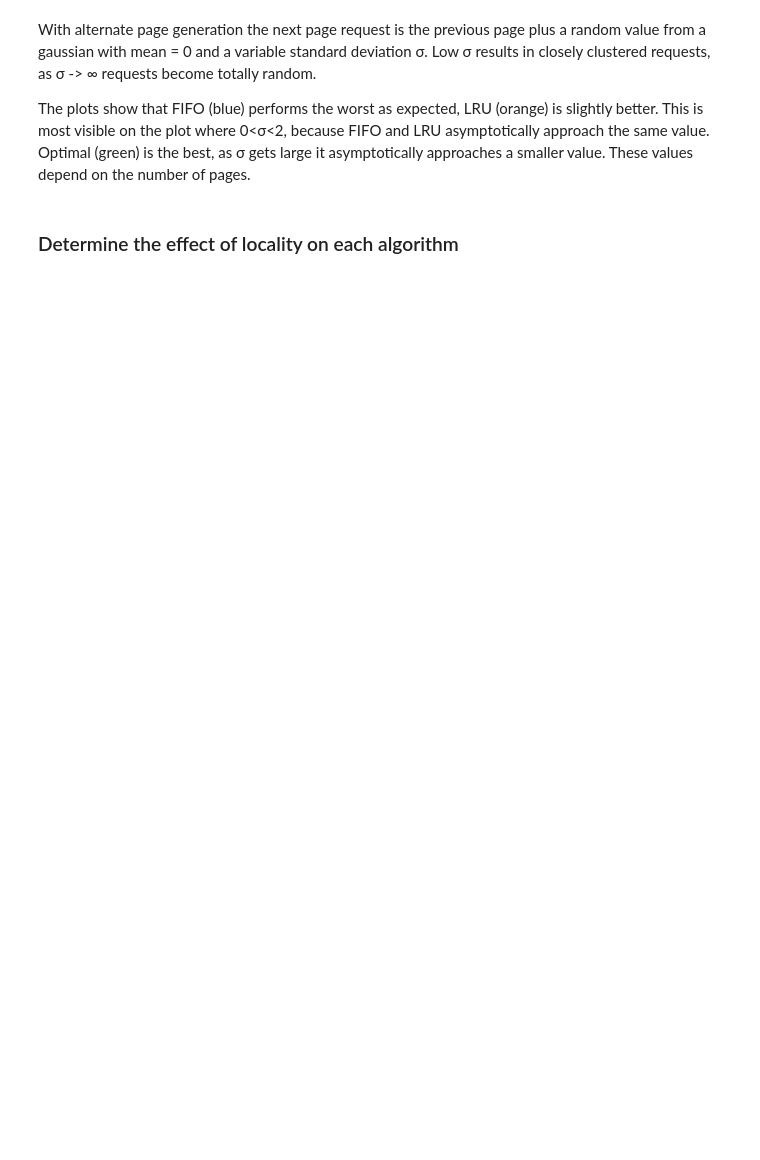
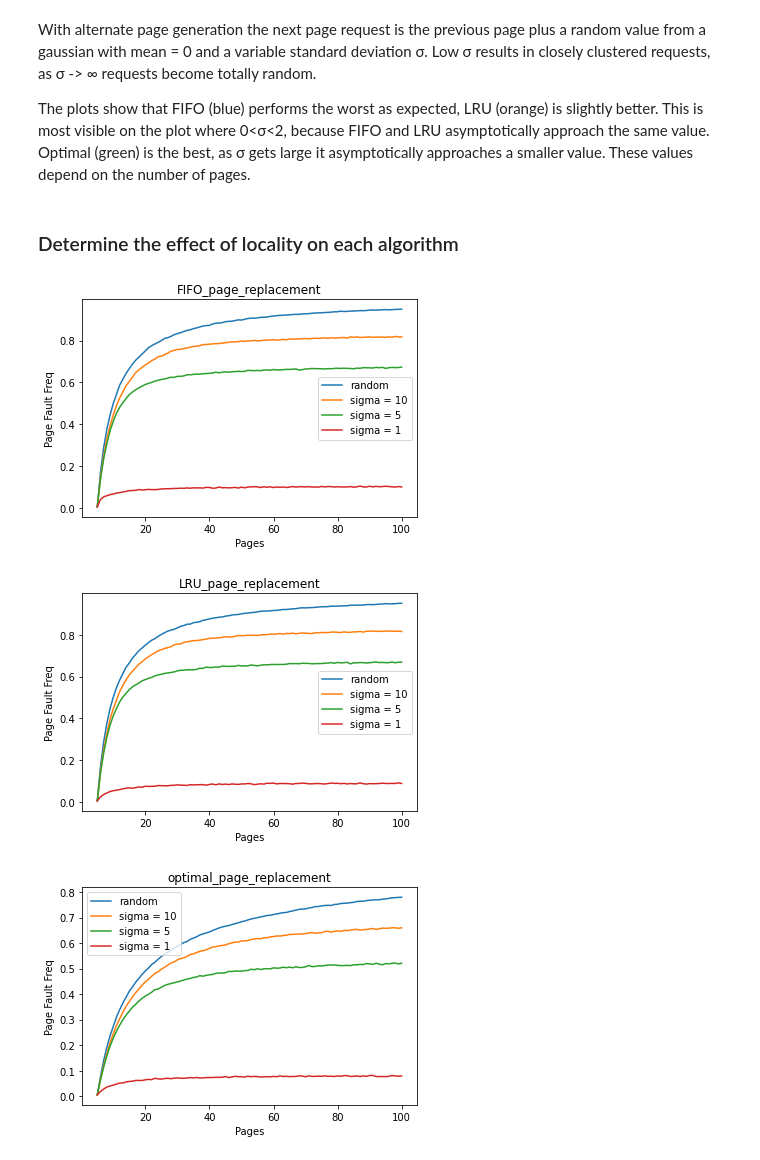
Before and after one commit to benraivel/CS337-Project-8, a Jupyter notebook: Project-8.ipynb, the cells around one changed output. Saved outputs shown, nothing was run; the diff lists cells and outputs as text; code cells hidden in the pictures; blank space fills up the shorter version.

```diff
--- a/Project-8.ipynb
+++ b/Project-8.ipynb
@@ -271,10 +275,59 @@ With alternate page generation the next page request is the previous page plus a
 The plots show that FIFO (blue) performs the worst as expected, LRU (orange) is slightly better. This is most visible on the plot where 0<σ<2, because FIFO and LRU asymptotically approach the same value. Optimal (green) is the best, as σ gets large it asymptotically approaches a smaller value. These values depend on the number of pages.
 # %% [markdown]
 ### Determine the effect of locality on each algorithm
-# %%
-
-for i in range(10):
-
-
-    loc_refstr = alt_refstr_loc(1000)
-    nonloc_refstr = alt_refstr_nonloc(1000)
+# %%
+def test_locality(Alg):
+
+    loc_data_s1 = []
+    loc_data_s5 = []
+    loc_data_s10 = []
+    nonloc_data = []
+
+    pages = np.arange(5, 101, 1)
+
+    for i in range(pages.size):
+
+        loc_pfaults_s1 = 0
+        loc_pfaults_s5 = 0
+        loc_pfaults_s10 = 0
+        nonloc_pfaults = 0
+
+        for _ in range(100):
+
+            loc_refstr_s1 = alt_refstr_loc(1000, pages[i])
+            loc_refstr_s5 = alt_refstr_loc(1000, pages[i], 5)
+            loc_refstr_s10 = alt_refstr_loc(1000, pages[i], 10)
+            nonloc_refstr = alt_refstr_nonloc(1000, pages[i])
+
+            loc_pfaults_s1 += Alg(loc_refstr_s1)
+            loc_pfaults_s5 += Alg(loc_refstr_s5)
+            loc_pfaults_s10 += Alg(loc_refstr_s10)
+            nonloc_pfaults  += Alg(nonloc_refstr)
+
+        loc_data_s1.append(loc_pfaults_s1/100000)
+        loc_data_s5.append(loc_pfaults_s5/100000)
+        loc_data_s10.append(loc_pfaults_s10/100000)
+        nonloc_data.append(nonloc_pfaults/100000)
+
+    plt.plot(pages, np.asarray(nonloc_data), label = 'random')
+    plt.plot(pages, np.asarray(loc_data_s10), label = 'sigma = 10')
+    plt.plot(pages, np.asarray(loc_data_s5), label = 'sigma = 5')
+    plt.plot(pages, np.asarray(loc_data_s1), label = 'sigma = 1')
+
+    plt.title(str(Alg).split(' ')[1])
+    plt.xlabel('Pages')
+    plt.ylabel('Page Fault Freq')
+
+    plt.legend()
+
+    plt.savefig(str(Alg).split(' ')[1] + '.png', dpi = 300)
+
+    plt.show()
+
+test_locality(FIFO_page_replacement)
+test_locality(LRU_page_replacement)
+test_locality(optimal_page_replacement)
+# %% [output]
+[figure, added]
+[figure, added]
+[figure, added]
```
Also changed, not shown: parts of 1 cell of this notebook, 5 other files.
